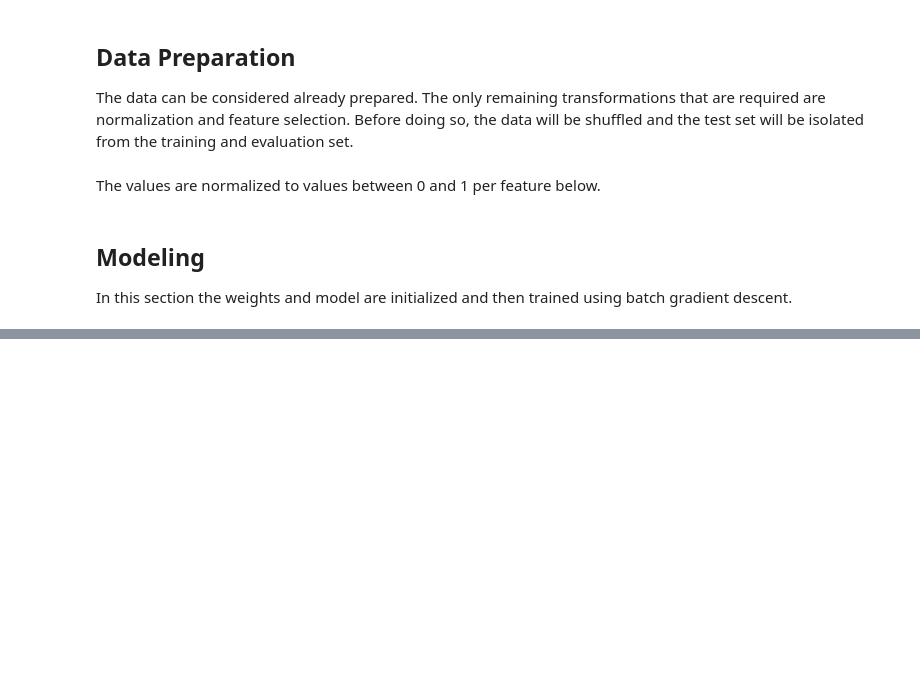
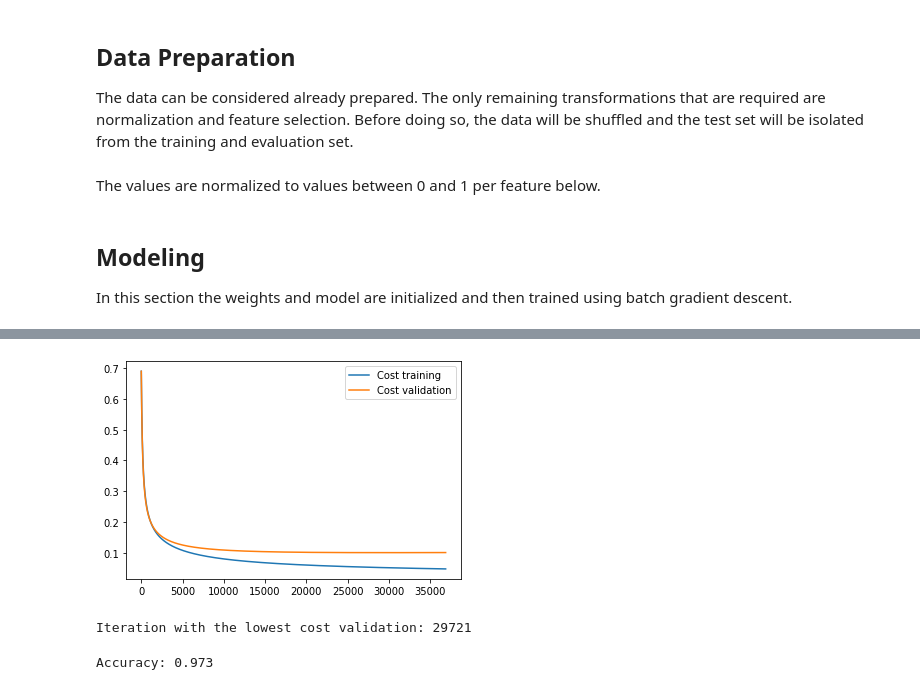
Before and after one commit to zarifatai/ml, a Jupyter notebook: logistic_regression_project.ipynb, the cells around one changed output, grey strips where cells are left out. Cells and saved outputs as stored; diff of their text form; code cells hidden in the pictures; blank space fills up the shorter version.

Commit message:
Fixed gradient descent algorithm

```diff
--- a/logistic_regression_project.ipynb
+++ b/logistic_regression_project.ipynb
@@ -238,3 +166,0 @@ Minimum cost validation: 0.641052144540647
-# %%
-f = 1/(1+np.exp(-(np.dot(X_val, final_weights) + final_bias)))
-predictions = [1 if x >= 0.5 else 0 for x in f]
@@ -245,7 +169,7 @@ X_trainval = X_y_trainval[:, :-1]
 y_trainval = X_y_trainval[:, -1]
 
 X_trainval /= np.max(X_trainval)
-X_trainval = np.hstack((np.ones_like(data_x), data_x))
+X_trainval = np.hstack((np.ones(X_trainval.shape[0]).reshape(-1, 1), X_trainval))
 # %%
 X_val = X_trainval[:n_test]
 X_train = X_trainval[n_test:]
@@ -259,0 +190,28 @@ def calc_gradient(w, x, y):
+# %%
+w = np.zeros(X_train.shape[1])
+alpha = 0.1
+epsilon = 1e-3
+history = []
+# %%
+iterations = 1
+while True:
+    gradient = calc_gradient(w, X_train, y_train)
+    new_w = w - alpha * gradient
+
+    if np.sum(abs(new_w - w)) < epsilon:
+        print("Convergence reached")
+        break
+
+    w = new_w
+
+    cost_training = cost_func(calc_y_estimate(X_train, w), y_train)
+    cost_val = cost_func(calc_y_estimate(X_val, w), y_val)
+
+    if iterations % 10000 == 0:
+        print(f"Cost training iteration #{iterations}: {cost_training}")
+        print(f"Cost validation iteration #{iterations}: {cost_val}")
+    iterations += 1
+    history.append((cost_training, cost_val, w))
+
+print("Final cost training:", cost_func(calc_y_estimate(X_train, w), y_train))
+print("Final cost validation:", cost_func(calc_y_estimate(X_val, w), y_val))
@@ -259,0 +228,17 @@ def calc_gradient(w, x, y):
+# %%
+import matplotlib.pyplot as plt
+
+cost_train_h, cost_val_h, w_h = np.array(history, dtype=object).T
+n_epochs = list(range(len(history)))
+
+plt.plot(n_epochs, cost_train_h, label="Cost training")
+plt.plot(n_epochs, cost_val_h, label="Cost validation")
+plt.legend()
+plt.show()
+# %% [output]
+[figure, added]
+# %%
+iteration_lowest_cost_val = np.where(cost_val_h == np.min(cost_val_h))[0][0]
+print("Iteration with the lowest cost validation:", iteration_lowest_cost_val)
+# %% [output]
+Iteration with the lowest cost validation: 29721
@@ -259,0 +248,6 @@ def calc_gradient(w, x, y):
+# %%
+correctly_predicted = np.sum(np.where(predictions == y_val, 1, 0))
+accuracy = correctly_predicted / len(predictions)
+print("Accuracy:", round(accuracy, 3))
+# %% [output]
+Accuracy: 0.973
```
Also changed, not shown: parts of 11 cells of this notebook.
